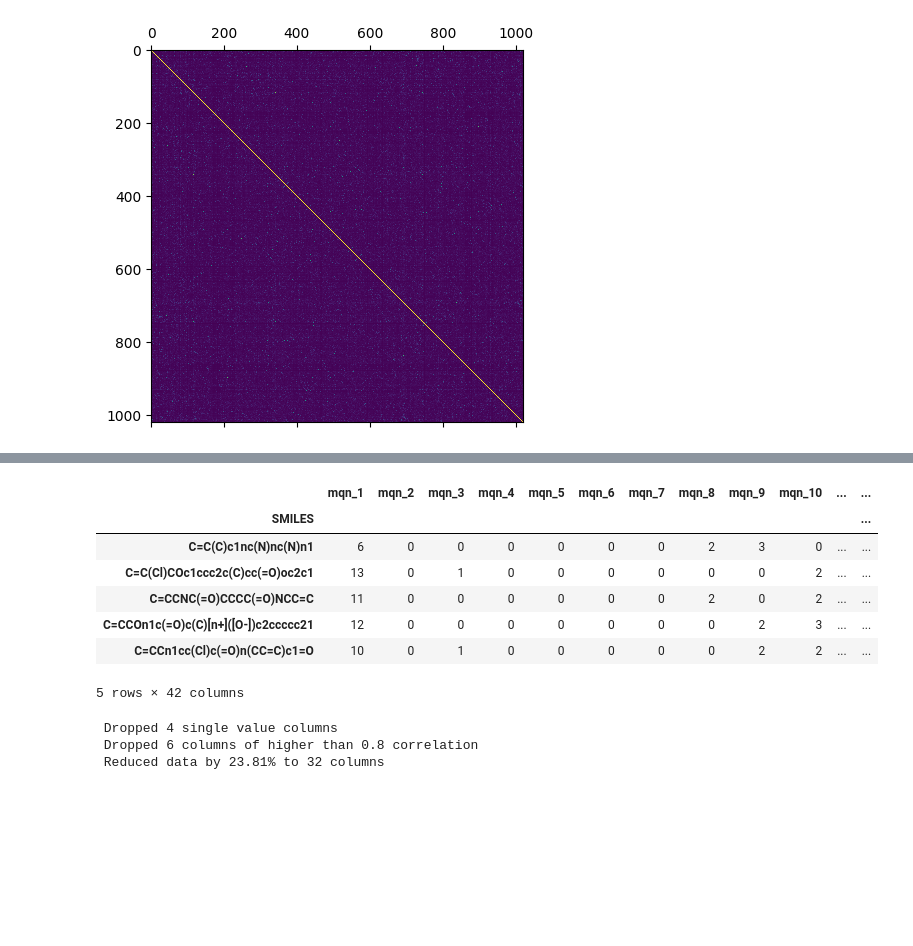
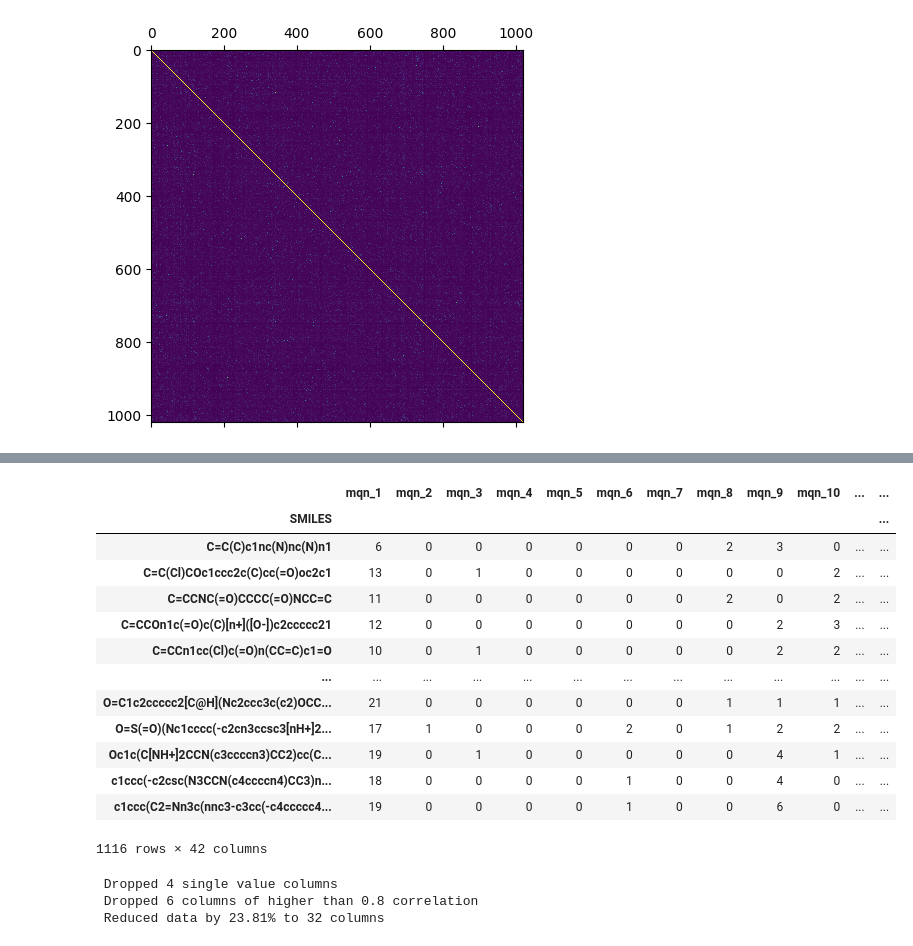
Before and after one commit to Floris-DW/8CC00group7, a Jupyter notebook: EDA & preprocessing.ipynb, the cells around one changed output, grey strips where cells are left out. Saved outputs shown, nothing was run; the diff lists cells and outputs as text; code cells hidden in the pictures; blank space fills up the shorter version.

```diff
--- a/EDA & preprocessing.ipynb
+++ b/EDA & preprocessing.ipynb
@@ -387,21 +342,27 @@ esol_data.head(50)
 # %%
 from rdkit.Chem import rdMolDescriptors
 
 mqn_ds = [rdMolDescriptors.MQNs_(m) for m in mols]
 col_name = [f'mqn_{i}' for i in range(1, len(mqn_ds[0]) + 1)]
-# Create MACCS dataframe where each column corresponds to a MACCS feature (structural feature)
+# Create MQN dataframe where each column corresponds to a MQN feature
 df_mqn = pd.DataFrame(data = mqn_ds, index = smiles, columns = col_name)
 
-df_mqn.head()
+df_mqn
 # %% [output]
 |  | mqn_1 | mqn_2 | mqn_3 | mqn_4 | mqn_5 | mqn_6 | mqn_7 | mqn_8 | mqn_9 | mqn_10 | ... | ... |
 | SMILES |  |  |  |  |  |  |  |  |  |  |  | ... |
 | C=C(C)c1nc(N)nc(N)n1 | 6 | 0 | 0 | 0 | 0 | 0 | 0 | 2 | 3 | 0 | ... | ... |
 | C=C(Cl)COc1ccc2c(C)cc(=O)oc2c1 | 13 | 0 | 1 | 0 | 0 | 0 | 0 | 0 | 0 | 2 | ... | ... |
 | C=CCNC(=O)CCCC(=O)NCC=C | 11 | 0 | 0 | 0 | 0 | 0 | 0 | 2 | 0 | 2 | ... | ... |
 | C=CCOn1c(=O)c(C)[n+]([O-])c2ccccc21 | 12 | 0 | 0 | 0 | 0 | 0 | 0 | 0 | 2 | 3 | ... | ... |
 | C=CCn1cc(Cl)c(=O)n(CC=C)c1=O | 10 | 0 | 1 | 0 | 0 | 0 | 0 | 0 | 2 | 2 | ... | ... |
+| ... | ... | ... | ... | ... | ... | ... | ... | ... | ... | ... | ... | ... |
+| O=C1c2ccccc2[C@H](Nc2ccc3c(c2)OCC... | 21 | 0 | 0 | 0 | 0 | 0 | 0 | 1 | 1 | 1 | ... | ... |
+| O=S(=O)(Nc1cccc(-c2cn3ccsc3[nH+]2... | 17 | 1 | 0 | 0 | 0 | 2 | 0 | 1 | 2 | 2 | ... | ... |
+| Oc1c(C[NH+]2CCN(c3ccccn3)CC2)cc(C... | 19 | 0 | 1 | 0 | 0 | 0 | 0 | 0 | 4 | 1 | ... | ... |
+| c1ccc(-c2csc(N3CCN(c4ccccn4)CC3)n... | 18 | 0 | 0 | 0 | 0 | 1 | 0 | 0 | 4 | 0 | ... | ... |
+| c1ccc(C2=Nn3c(nnc3-c3cc(-c4ccccc4... | 19 | 0 | 0 | 0 | 0 | 1 | 0 | 0 | 6 | 0 | ... | ... |
-5 rows × 42 columns
+1116 rows × 42 columns
 # %%
 df = df_mqn.copy()
 single_value_columns = [col for col in df.columns if len(set(df[col])) == 1]
```
Also changed, not shown: parts of 18 cells of this notebook, 4 other files.
